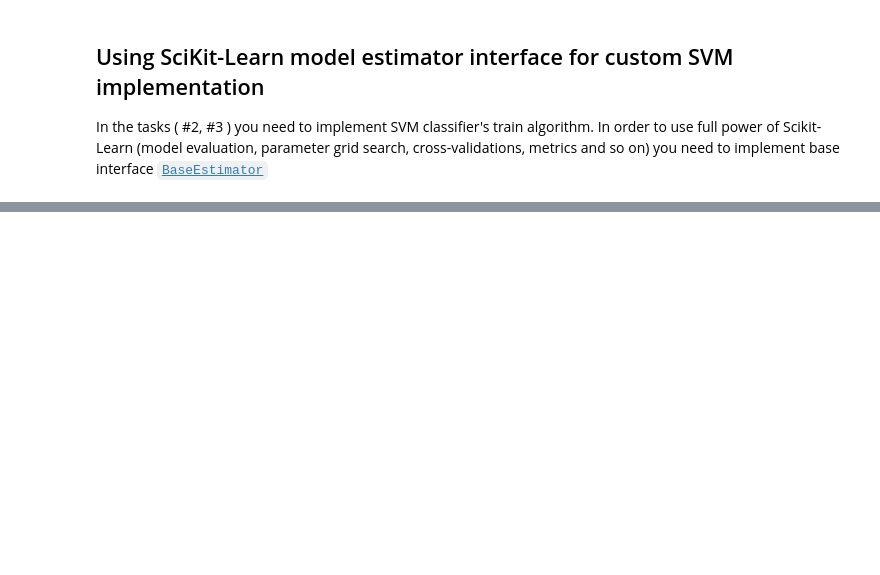
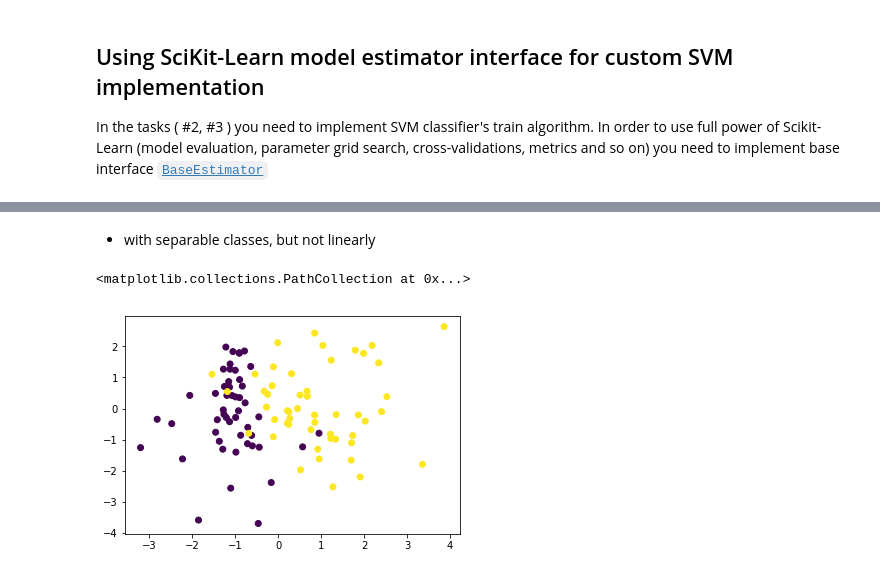
Before and after one commit to Rhymmor/ML-course-reports, a Jupyter notebook: Lab 3/Lab #3 SVM (QP, Kernel trick).ipynb, the cells around one changed output, grey strips where cells are left out. Cells and saved outputs as stored; diff of their text form; code cells hidden in the pictures; blank space fills up the shorter version.

```diff
--- a/Lab 3/Lab #3 SVM (QP, Kernel trick).ipynb
+++ b/Lab 3/Lab #3 SVM (QP, Kernel trick).ipynb
@@ -265,0 +412,10 @@ class LinearSVM(BaseEstimator):
+# %% [markdown]
+* with separable classes, but not linearly
+# %%
+non_lin = {}
+non_lin['X'], non_lin['y'] = make_classification(n_samples=100, n_features=2, n_redundant=0, n_clusters_per_class=2, random_state=random_state)
+non_lin['y'] = [replace_zero(x) for x in non_lin['y']]
+plt.scatter(non_lin['X'][:, 0], non_lin['X'][:, 1], c=non_lin['y'])
+# %% [output]
+<matplotlib.collections.PathCollection at 0x...>
+[figure, added]
```
Also changed, not shown: parts of 36 cells of this notebook.
